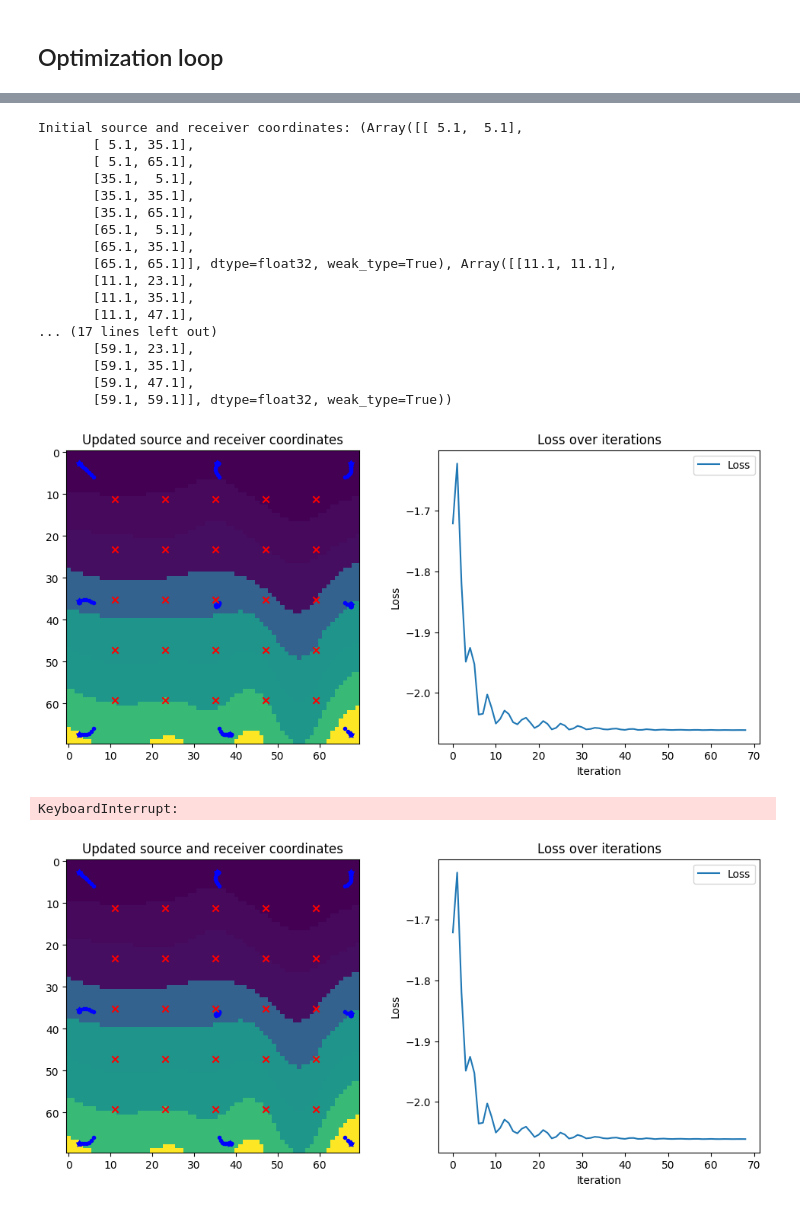
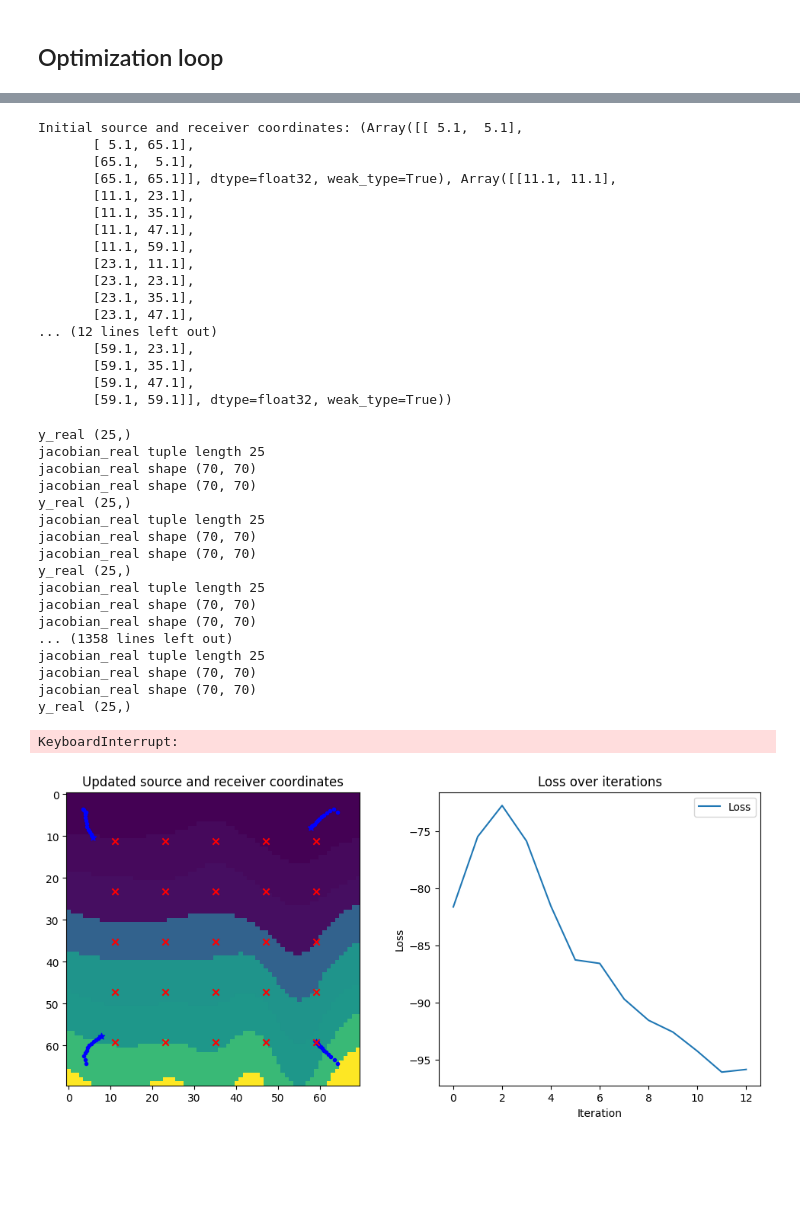
Before and after one commit to armercier/Hybrid-OED, a Jupyter notebook: src/scripts/test_case_B.ipynb, the cells around one changed output, grey strips where cells are left out. Saved outputs shown, nothing was run; the diff lists cells and outputs as text; code cells hidden in the pictures; blank space fills up the shorter version.

```diff
--- a/src/scripts/test_case_B.ipynb
+++ b/src/scripts/test_case_B.ipynb
@@ -36,7 +36,7 @@ src_coord = jnp.array([[y, x]]).astype(jnp.float32)
 # receiver_coords = jnp.array([[8.1, 28.1]]).astype(jnp.float32)
 # receiver_coords = jnp.array([[8.1, 2*28.1]]).astype(jnp.float32)
 
-def generate_2D_gridded_src_rec_positions(N=(70, 70), num_sources=20, num_receivers=10):
+def generate_2D_gridded_src_rec_positions_test_case_B(N=(70, 70), num_sources=20, num_receivers=10):
     """
     Generate a 2D grid of positions for sources and receivers with more sources than receivers,
     arranged in a staggered grid. The offset between a source and a receiver is half the source spacing.
@@ -67,7 +67,9 @@ def generate_2D_gridded_src_rec_positions(N=(70, 70), num_sources=20, num_receiv
     return src_coords, recv_coords
 
 
-src_coords_list, receiver_coords_list = generate_2D_gridded_src_rec_positions(N=(70, 70), num_sources=3, num_receivers=5)
+src_coords_list, receiver_coords_list = generate_2D_gridded_src_rec_positions_test_case_B(N=(70, 70), num_sources=2, num_receivers=5)
+src_coords_list = src_coords_list
+receiver_coords_list = receiver_coords_list
 
 
 num_sources = src_coords_list.shape[0]
@@ -488,7 +580,7 @@ def step(fargs, opt_state, opt_update):
                 print(x)
         jax.tree_util.tree_map(print_leaf, grads)
 
-    # print_grads(grads)
+    print_grads(grads)
     # grads = (-grads[0], -grads[1])
     updates, opt_state = opt_update(grads, opt_state)
     fargs = eqx.apply_updates(fargs, updates)
@@ -539,18 +631,18 @@ print("Initial source and receiver coordinates:", fargs)
 # print("Initial optimizer state:", opt_state)
 # %% [output]
 Initial source and receiver coordinates: (Array([[ 5.1,  5.1],
-       [ 5.1, 35.1],
        [ 5.1, 65.1],
-       [35.1,  5.1],
-       [35.1, 35.1],
-       [35.1, 65.1],
        [65.1,  5.1],
-       [65.1, 35.1],
        [65.1, 65.1]], dtype=float32, weak_type=True), Array([[11.1, 11.1],
        [11.1, 23.1],
        [11.1, 35.1],
        [11.1, 47.1],
-... (17 lines left out)
+       [11.1, 59.1],
+       [23.1, 11.1],
+       [23.1, 23.1],
+       [23.1, 35.1],
+       [23.1, 47.1],
+... (12 lines left out)
        [59.1, 23.1],
        [59.1, 35.1],
        [59.1, 47.1],
@@ -640,38 +732,54 @@ for i in range(n_steps):
         ax2.set_title("Loss over iterations")
         ax2.set_xlabel("Iteration")
         ax2.set_ylabel("Loss")
         ax2.legend()
 
         # Update the plot display
         # clear_output(wait=True)
         # display(fig)
         # plt.savefig(f"opti_movie/step_{i}.png")
 
         # Force a draw before saving and displaying the figure
         fig.canvas.draw()
 
         # Save the figure after drawing everything
         # plt.savefig(f"opti_movie/step_{i}.png")
 
         # Clear the output, display the updated figure
-        clear_output(wait=True)
-        display(fig)
+        # clear_output(wait=True)
+        # display(fig)
 
         # Pause to allow plot to refresh
         time.sleep(0.1)
 
 
         # plt.pause(0.01)  # Slight pause to allow plot to update
         # time.sleep(0.1)  # Optional, simulates time between iterations
 
 # Show the final plot
 plt.show()
 
 print("Final Loss:", lossvals[-1])
 # %% [output]
+y_real (25,)
+jacobian_real tuple length 25
+jacobian_real shape (70, 70)
+jacobian_real shape (70, 70)
+y_real (25,)
+jacobian_real tuple length 25
+jacobian_real shape (70, 70)
+jacobian_real shape (70, 70)
+y_real (25,)
+jacobian_real tuple length 25
+jacobian_real shape (70, 70)
+jacobian_real shape (70, 70)
+... (1358 lines left out)
+jacobian_real tuple length 25
+jacobian_real shape (70, 70)
+jacobian_real shape (70, 70)
+y_real (25,)
+KeyboardInterrupt:
-[figure, old version]
+[figure, new version]
-KeyboardInterrupt:
-[figure, removed]
 # %%
 from PIL import Image
 import os
```
Also changed, not shown: parts of 9 cells of this notebook, 4 other files.
